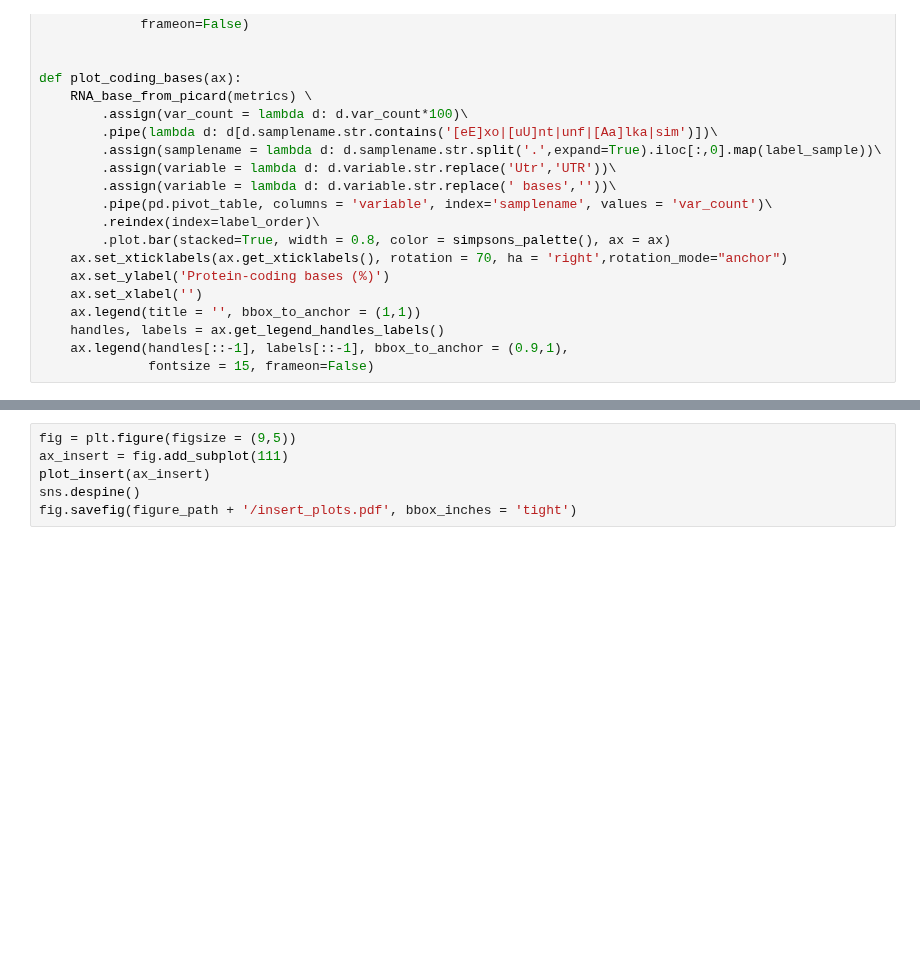
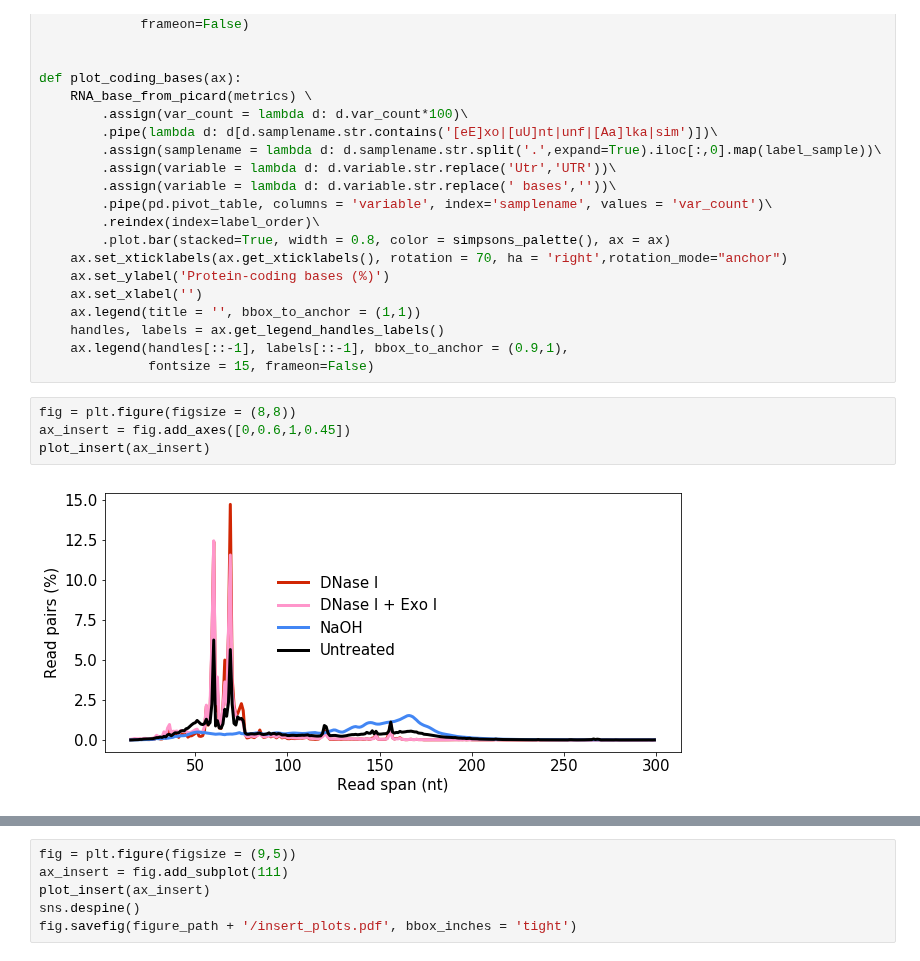
Before and after one commit to wckdouglas/cfNA, a Jupyter notebook: plots/plot_count.ipynb, the cells around one changed output, grey strips where cells are left out. Saved outputs shown, nothing was run; the diff lists cells and outputs as text; blank space fills up the shorter version.

```diff
--- a/plots/plot_count.ipynb
+++ b/plots/plot_count.ipynb
@@ -180,6 +177,12 @@ def plot_coding_bases(ax):
     handles, labels = ax.get_legend_handles_labels()
     ax.legend(handles[::-1], labels[::-1], bbox_to_anchor = (0.9,1),
               fontsize = 15, frameon=False)
+# %%
+fig = plt.figure(figsize = (8,8))
+ax_insert = fig.add_axes([0,0.6,1,0.45])
+plot_insert(ax_insert)
+# %% [output]
+[figure, added]
 # %%
 fig = plt.figure(figsize = (8,8))
 ax_insert = fig.add_axes([0,0.6,1,0.45])
```
Also changed, not shown: parts of 3 cells of this notebook, 9 other files.
